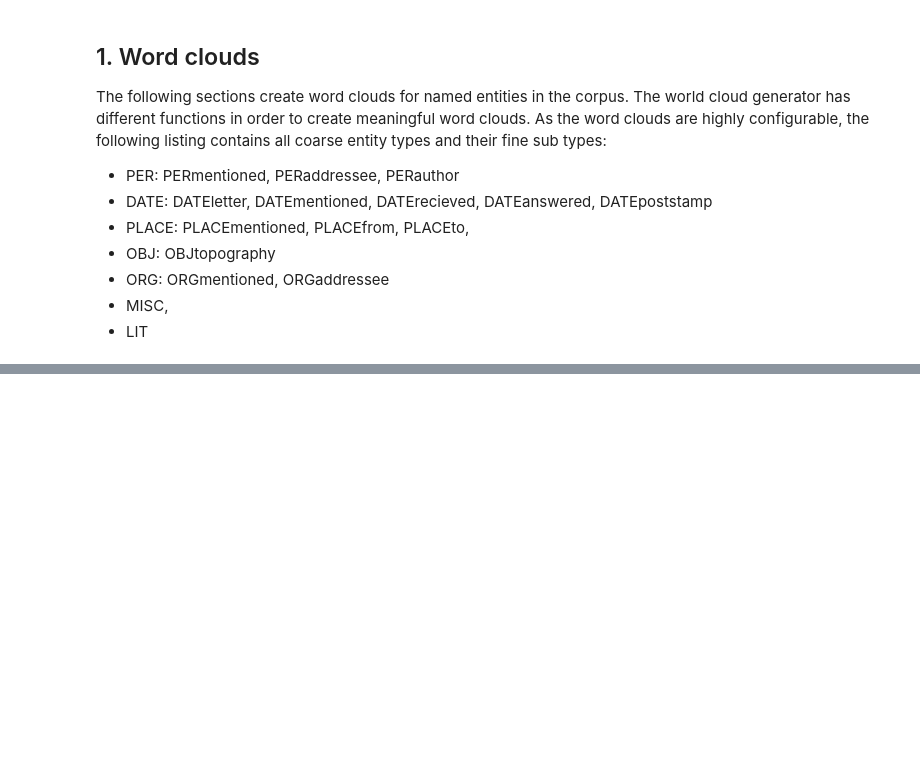
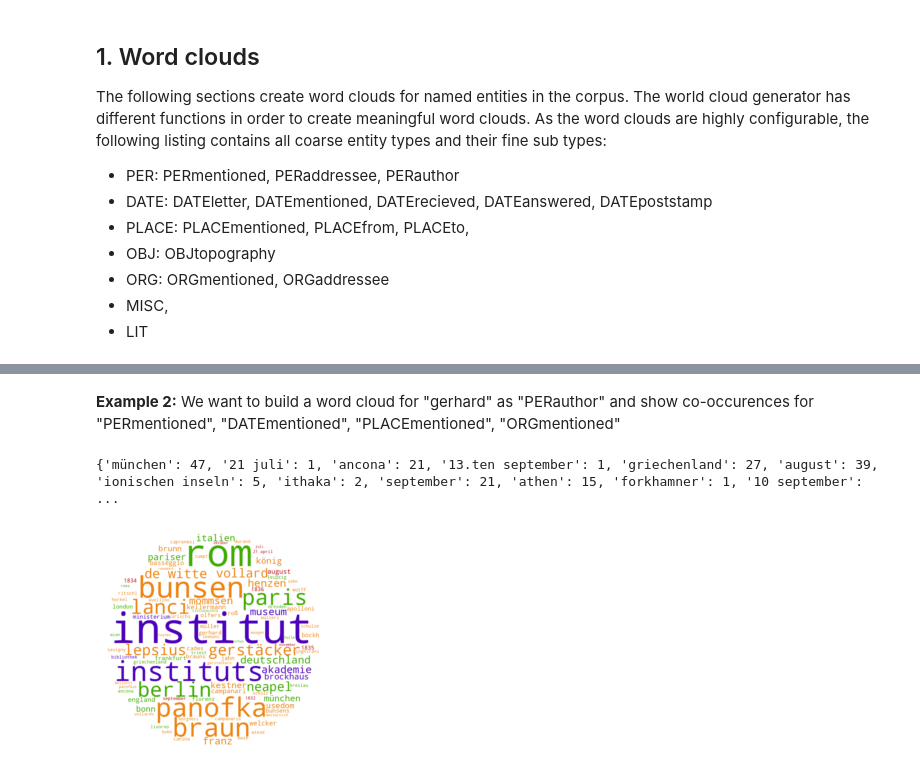
Before and after one commit to dainst/gelehrtenkorrespondenz-21, a Jupyter notebook: notebooks/corpus_analysis.ipynb, the cells around one changed output, grey strips where cells are left out. Saved outputs shown, nothing was run; the diff lists cells and outputs as text; code cells hidden in the pictures; blank space fills up the shorter version.

```diff
--- a/notebooks/corpus_analysis.ipynb
+++ b/notebooks/corpus_analysis.ipynb
@@ -101,0 +109,19 @@ generator.generate(file_path = file_path)
+# %% [markdown]
+**Example 2:**
+We want to build a word cloud for "gerhard" as "PERauthor" and show co-occurences for "PERmentioned", "DATEmentioned", "PLACEmentioned", "ORGmentioned"
+# %%
+file_path = 'resources/corpus_analysis/wordcloud_gerhard_author_mentions.png'
+
+base_entity = 'gerhard'
+base_entity_types = ['PERauthor']
+relation_entity_types = ['PERmentioned', 'DATEmentioned', 'PLACEmentioned', 'ORGmentioned']
+
+generator.extract_coocurrences(
+    src_dir = src_dir,
+    base_entity = base_entity,
+    base_entity_types = base_entity_types,
+    relation_entity_types = relation_entity_types)
+generator.generate(file_path = file_path)
+# %% [output]
+{'münchen': 47, '21 juli': 1, 'ancona': 21, '13.ten september': 1, 'griechenland': 27, 'august': 39, 'ionischen inseln': 5, 'ithaka': 2, 'september': 21, 'athen': 15, 'forkhamner': 1, '10 september':  ...
+[figure, added]
```
Also changed, not shown: parts of 16 cells of this notebook, 17 other files.
